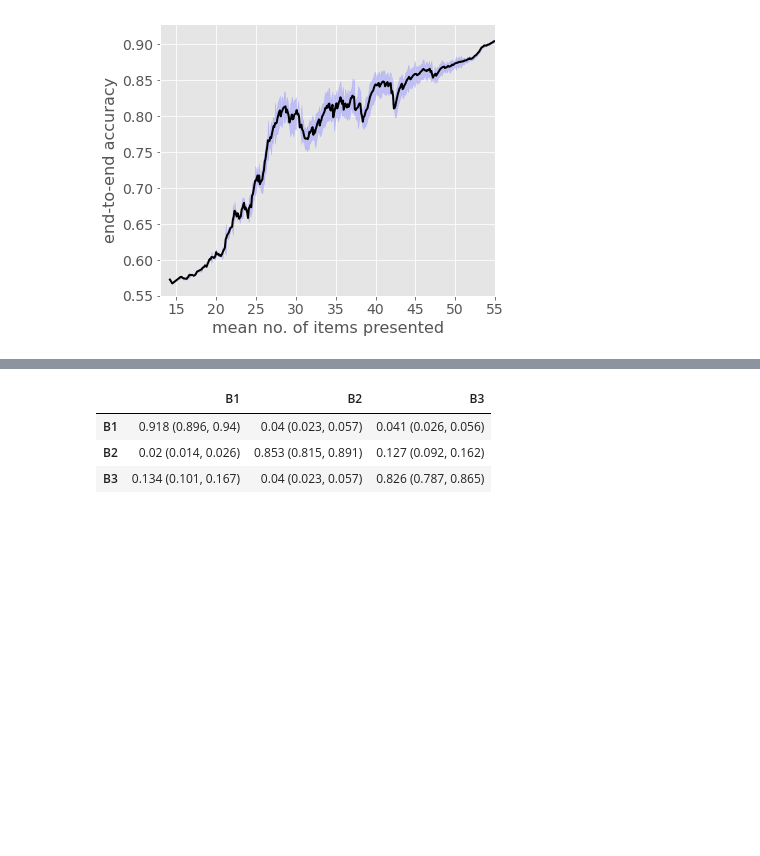
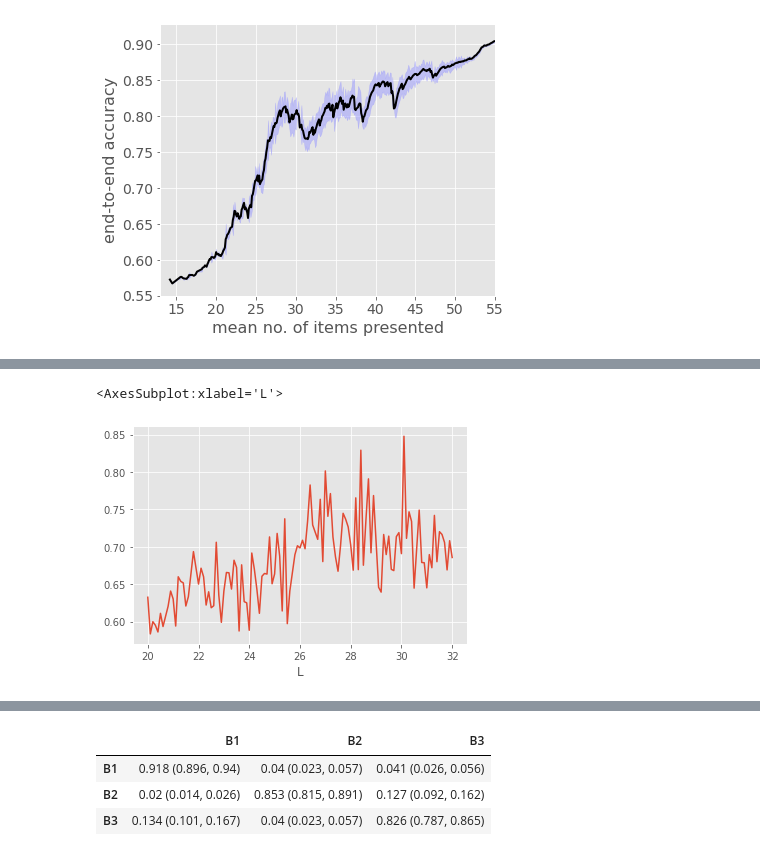
Before and after one commit to zeroknowledgediscovery/zcad, a Jupyter notebook: code/notebooks/Untitled1.ipynb, the cells around one changed output, grey strips where cells are left out. Cells and saved outputs as stored; diff of their text form; code cells hidden in the pictures; blank space fills up the shorter version.

```diff
--- a/code/notebooks/Untitled1.ipynb
+++ b/code/notebooks/Untitled1.ipynb
@@ -140,3 +149,10 @@ df1s[df1s.index.values<20]
+# %%
+df1m_=df1.groupby('L').mean()
+# %%
+df1m_.reset_index()[df1m_.reset_index().L.between(20,32)].set_index('L').acc.plot()
+# %% [output]
+<AxesSubplot:xlabel='L'>
+[figure, added]
 # %%
 # get importance bounds
 modelname='/home/ishanu/Dropbox/P1_12_10_29.mod'
```
Also changed, not shown: parts of 13 cells of this notebook.
